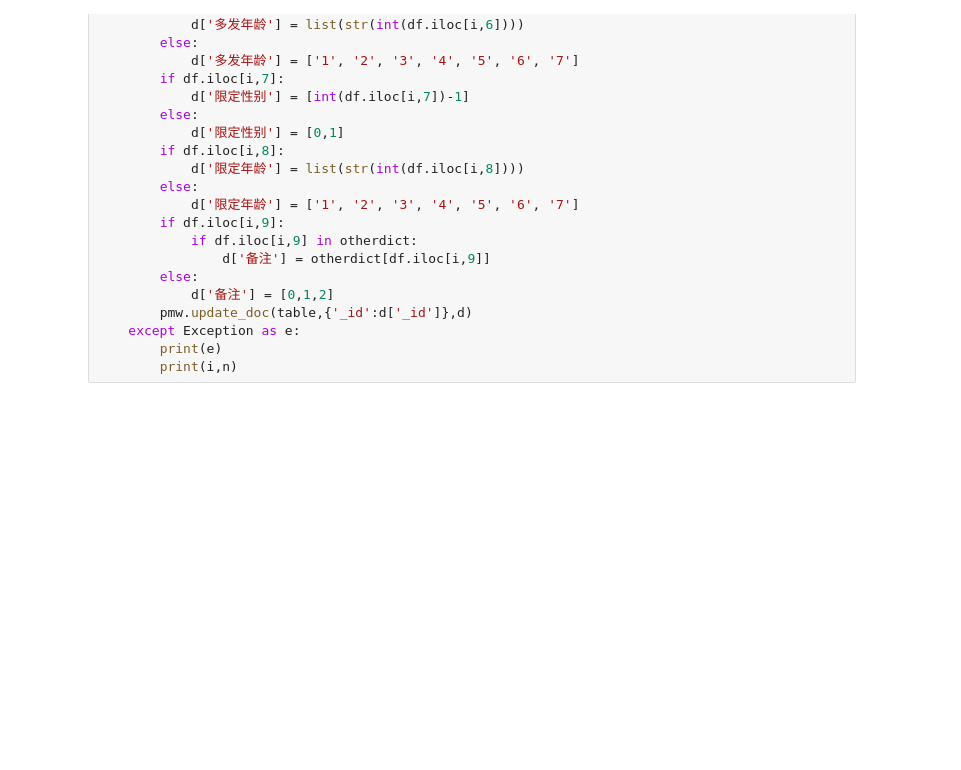
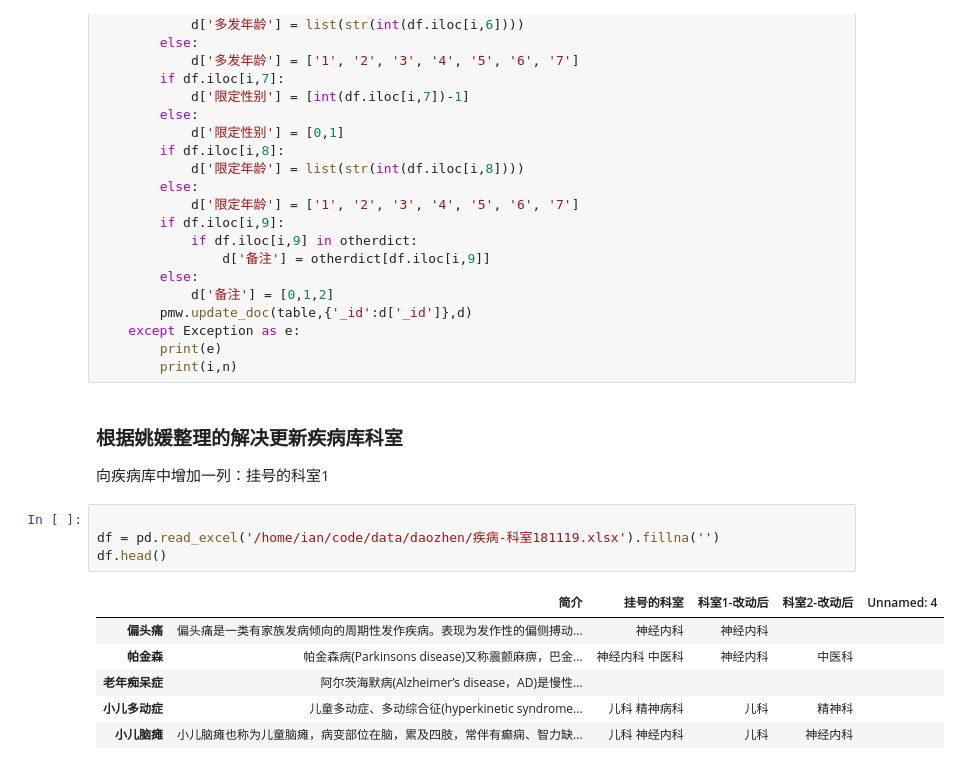
Before and after one commit to mayi140611/crawl, a Jupyter notebook: requestProj/39jiankang/39疾病库整理.ipynb, the cells around one changed output. Saved outputs shown, nothing was run; the diff lists cells and outputs as text; blank space fills up the shorter version.

```diff
--- a/requestProj/39jiankang/39疾病库整理.ipynb
+++ b/requestProj/39jiankang/39疾病库整理.ipynb
@@ -103,3 +104,17 @@ for i,n in df['疾病名称'].items():
     except Exception as e:
         print(e)
         print(i,n)
+# %% [markdown]
+### 根据姚媛整理的解决更新疾病库科室
+向疾病库中增加一列：挂号的科室1
+# %%
+
+df = pd.read_excel('/home/ian/code/data/daozhen/疾病-科室181119.xlsx').fillna('')
+df.head()
+# %% [output]
+|  | 简介 | 挂号的科室 | 科室1-改动后 | 科室2-改动后 | Unnamed: 4 |
+| 偏头痛 | 偏头痛是一类有家族发病倾向的周期性发作疾病。表现为发作性的偏侧搏动... | 神经内科 | 神经内科 |  |  |
+| 帕金森 | 帕金森病(Parkinsons disease)又称震颤麻痹，巴金... | 神经内科 中医科 | 神经内科 | 中医科 |  |
+| 老年痴呆症 | 阿尔茨海默病(Alzheimer’s disease，AD)是慢性... |  |  |  |  |
+| 小儿多动症 | 儿童多动症、多动综合征(hyperkinetic syndrome... | 儿科 精神病科 | 儿科 | 精神科 |  |
+| 小儿脑瘫 | 小儿脑瘫也称为儿童脑瘫，病变部位在脑，累及四肢，常伴有癫痫、智力缺... | 儿科 神经内科 | 儿科 | 神经内科 |  |
```
Also changed, not shown: parts of 5 cells of this notebook, 3 other files.
